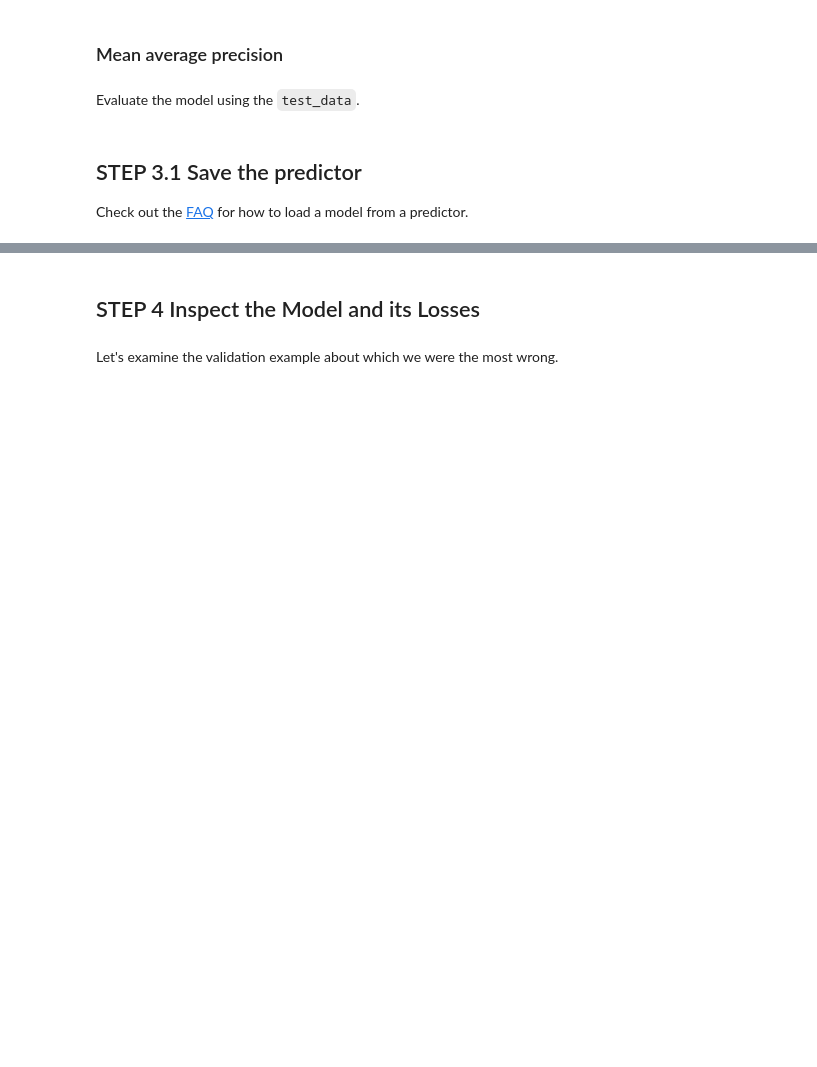
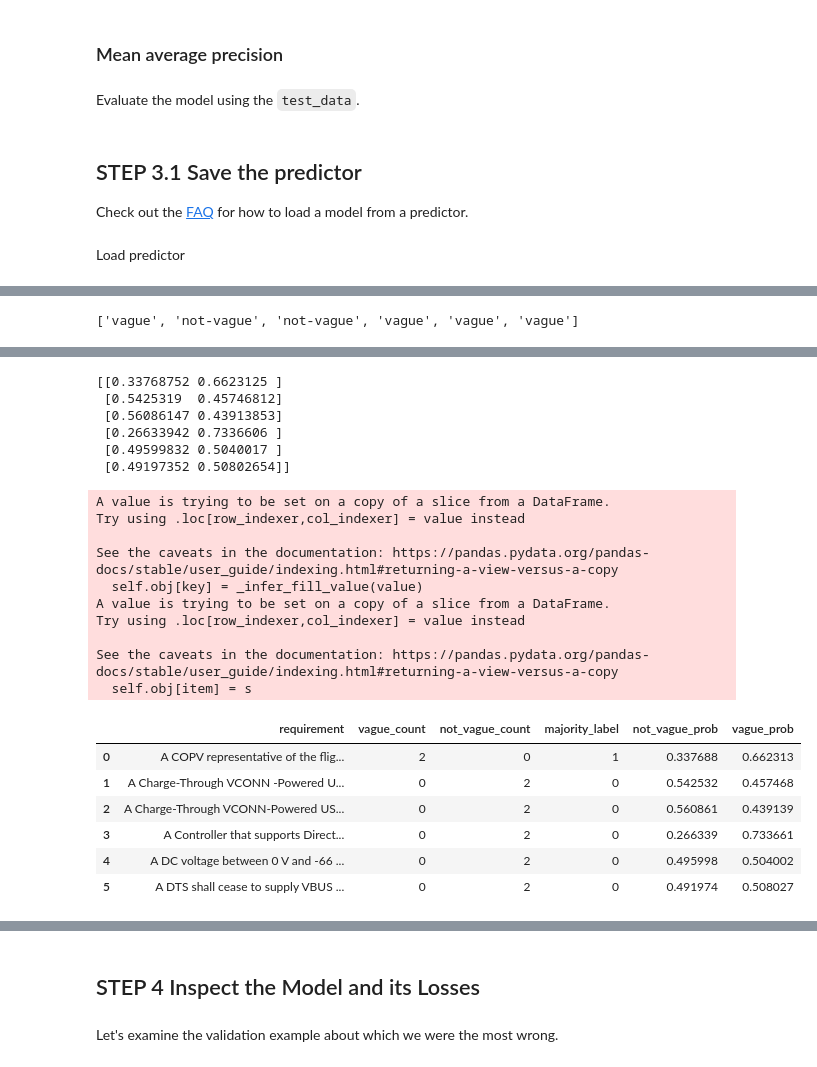
Before and after one commit to HaaLeo/vague-requirements-scripts, a Jupyter notebook: colab-notebooks/BERT.ipynb, the cells around one changed output, grey strips where cells are left out. Saved outputs shown, nothing was run; the diff lists cells and outputs as text; code cells hidden in the pictures; blank space fills up the shorter version.

```diff
--- a/colab-notebooks/BERT.ipynb
+++ b/colab-notebooks/BERT.ipynb
@@ -582,3 +636,19 @@ from os import path
 
 # Save the corresponding model (predictor)
 predictor.save(path.join(result_dir, 'predictor'))
+# %% [markdown]
+Load predictor
+# %%
+predictor_path = '/content/drive/My Drive/runs/bert/1/2020-07-22_16-37-07/predictor'
+predictor = ktrain.load_predictor(predictor_path)
+# %%
+# Playing around
+my_tryout_df = df.loc[:5, :]
+print(predictor.predict(list(my_tryout_df['requirement'])))
+result = predictor.predict_proba(list(my_tryout_df['requirement']))
+print(result)
+result.transpose()[0]
+my_tryout_df.loc[:, 'not_vague_prob'] = result.transpose()[0]
+my_tryout_df.loc[:, 'vague_prob'] = result.transpose()[1]
+my_tryout_df
+# %% [output]
@@ -584,0 +656 @@ predictor.save(path.join(result_dir, 'predictor'))
+['vague', 'not-vague', 'not-vague', 'vague', 'vague', 'vague']
@@ -584,0 +658,23 @@ predictor.save(path.join(result_dir, 'predictor'))
+[[0.33768752 0.6623125 ]
+ [0.5425319  0.45746812]
+ [0.56086147 0.43913853]
+ [0.26633942 0.7336606 ]
+ [0.49599832 0.5040017 ]
+ [0.49197352 0.50802654]]
+A value is trying to be set on a copy of a slice from a DataFrame.
+Try using .loc[row_indexer,col_indexer] = value instead
+
+See the caveats in the documentation: https://pandas.pydata.org/pandas-docs/stable/user_guide/indexing.html#returning-a-view-versus-a-copy
+  self.obj[key] = _infer_fill_value(value)
+A value is trying to be set on a copy of a slice from a DataFrame.
+Try using .loc[row_indexer,col_indexer] = value instead
+
+See the caveats in the documentation: https://pandas.pydata.org/pandas-docs/stable/user_guide/indexing.html#returning-a-view-versus-a-copy
+  self.obj[item] = s
+|  | requirement | vague_count | not_vague_count | majority_label | not_vague_prob | vague_prob |
+| 0 | A COPV representative of the flig... | 2 | 0 | 1 | 0.337688 | 0.662313 |
+| 1 | A Charge-Through VCONN -Powered U... | 0 | 2 | 0 | 0.542532 | 0.457468 |
+| 2 | A Charge-Through VCONN-Powered US... | 0 | 2 | 0 | 0.560861 | 0.439139 |
+| 3 | A Controller that supports Direct... | 0 | 2 | 0 | 0.266339 | 0.733661 |
+| 4 | A DC voltage between 0 V and -66 ... | 0 | 2 | 0 | 0.495998 | 0.504002 |
+| 5 | A DTS shall cease to supply VBUS ... | 0 | 2 | 0 | 0.491974 | 0.508027 |
```
Also changed, not shown: parts of 11 cells of this notebook.
